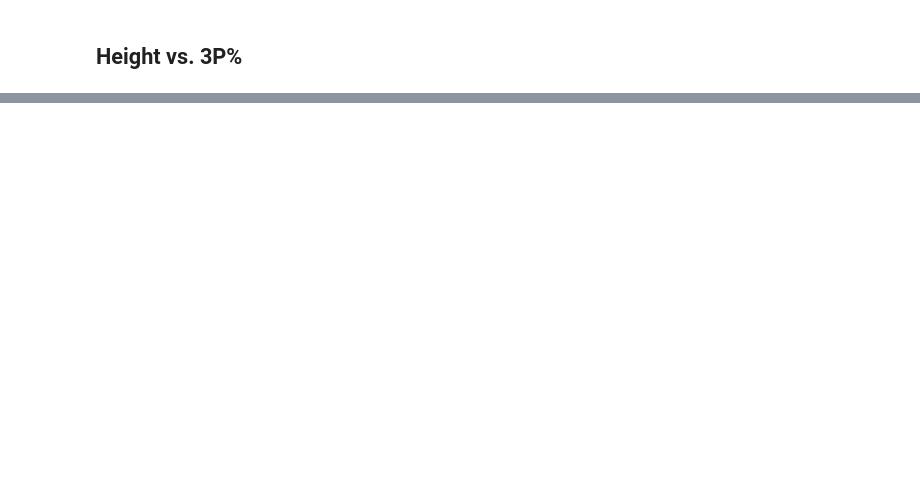
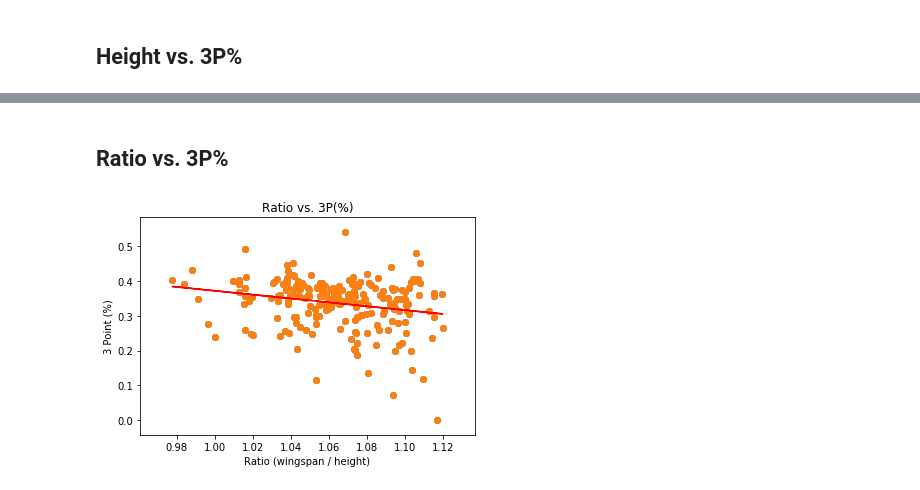
Before and after one commit to adithyav09/Group-APIs-Project, a Jupyter notebook: NBA_DATA.ipynb, the cells around one changed output, grey strips where cells are left out. Drawn from its saved outputs; the diff is of its cells as text; code cells hidden in the pictures; blank space fills up the shorter version.

```diff
--- a/NBA_DATA.ipynb
+++ b/NBA_DATA.ipynb
@@ -228,0 +273,20 @@ plt.show()
+# %% [markdown]
+## Ratio vs. 3P%
+# %%
+
+plt.scatter(ratio_wing_over_height,merged_data_df["3P%"])
+
+(correlation_coefficient) = st.pearsonr(ratio_wing_over_height, merged_data_df['3P%'])[0]
+(slope, intercept, r_value, p_value, standard_error) = st.linregress(ratio_wing_over_height, merged_data_df['3P%'])
+
+y = slope * np.array(ratio_wing_over_height) + intercept
+
+plt.scatter(x = ratio_wing_over_height, y = merged_data_df['3P%'])
+plt.xlabel('Ratio (wingspan / height)')
+plt.ylabel('3 Point (%)')
+plt.title('Ratio vs. 3P(%)')
+
+plt.plot(ratio_wing_over_height, y, color = 'red')
+plt.show()
+# %% [output]
+[figure, added]
```
Also changed, not shown: parts of 11 cells of this notebook.
